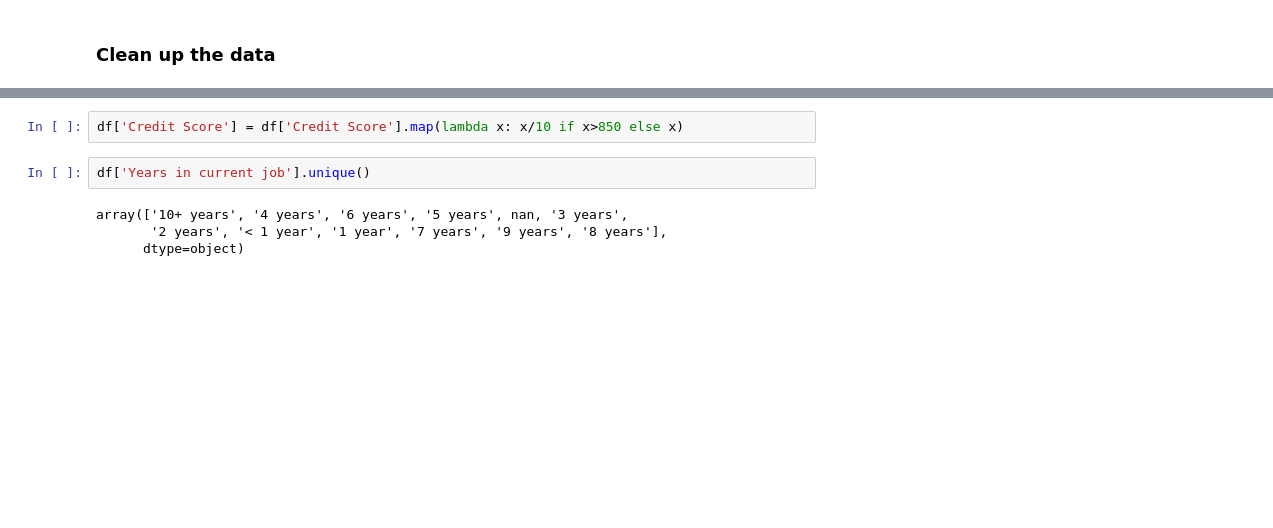
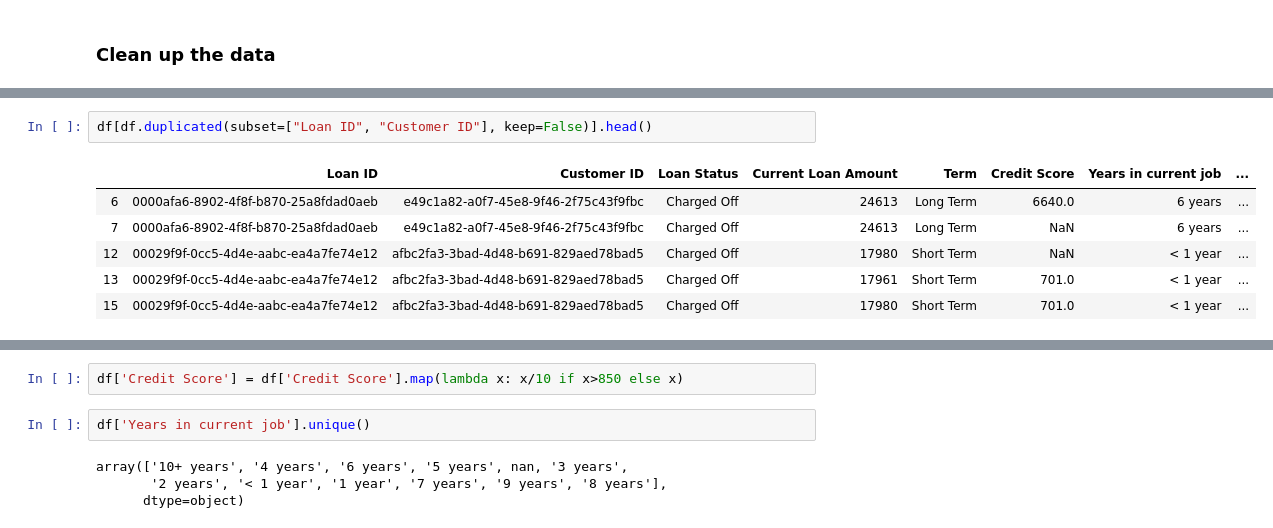
Before and after one commit to miamedra2/LoanStatusPredictions, a Jupyter notebook: HackDay#1.ipynb, the cells around one changed output, grey strips where cells are left out. Drawn from its saved outputs; the diff is of its cells as text; blank space fills up the shorter version.

```diff
--- a/HackDay#1.ipynb
+++ b/HackDay#1.ipynb
@@ -153,0 +165,9 @@ df.head()
+# %%
+df[df.duplicated(subset=["Loan ID", "Customer ID"], keep=False)].head()
+# %% [output]
+|  | Loan ID | Customer ID | Loan Status | Current Loan Amount | Term | Credit Score | Years in current job | ... |
+| 6 | 0000afa6-8902-4f8f-b870-25a8fdad0aeb | e49c1a82-a0f7-45e8-9f46-2f75c43f9fbc | Charged Off | 24613 | Long Term | 6640.0 | 6 years | ... |
+| 7 | 0000afa6-8902-4f8f-b870-25a8fdad0aeb | e49c1a82-a0f7-45e8-9f46-2f75c43f9fbc | Charged Off | 24613 | Long Term | NaN | 6 years | ... |
+| 12 | 00029f9f-0cc5-4d4e-aabc-ea4a7fe74e12 | afbc2fa3-3bad-4d48-b691-829aed78bad5 | Charged Off | 17980 | Short Term | NaN | < 1 year | ... |
+| 13 | 00029f9f-0cc5-4d4e-aabc-ea4a7fe74e12 | afbc2fa3-3bad-4d48-b691-829aed78bad5 | Charged Off | 17961 | Short Term | 701.0 | < 1 year | ... |
+| 15 | 00029f9f-0cc5-4d4e-aabc-ea4a7fe74e12 | afbc2fa3-3bad-4d48-b691-829aed78bad5 | Charged Off | 17980 | Short Term | 701.0 | < 1 year | ... |
```
Also changed, not shown: parts of 33 cells of this notebook.
